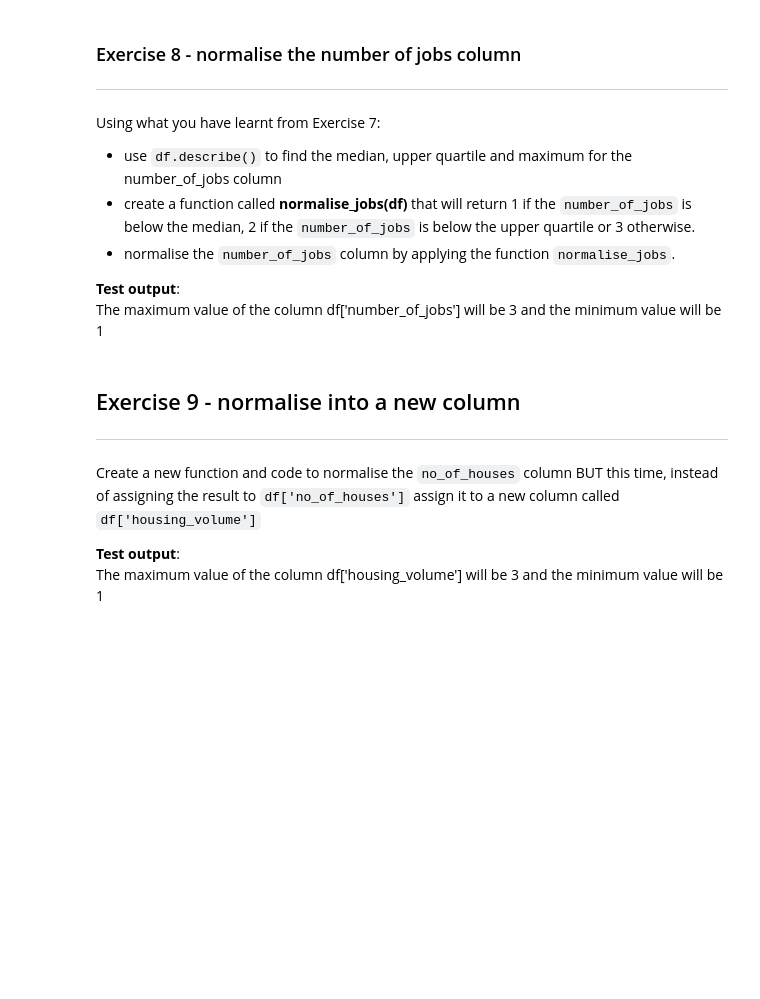
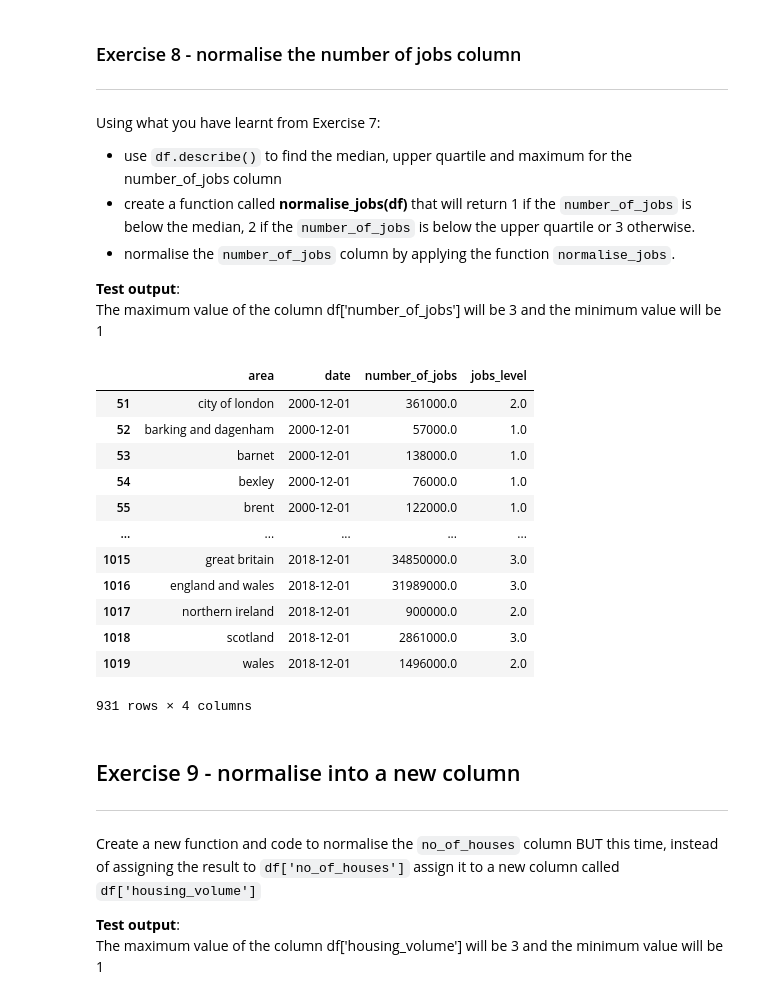
Before and after one commit to fraserrbarclay/Python-Data-Practicals, a Jupyter notebook: worksheets/Sorting_and_cleaning.ipynb, the cells around one changed output. Cells and saved outputs as stored; diff of their text form; code cells hidden in the pictures; blank space fills up the shorter version.

```diff
--- a/worksheets/Sorting_and_cleaning.ipynb
+++ b/worksheets/Sorting_and_cleaning.ipynb
@@ -315,6 +366,36 @@ Using what you have learnt from Exercise 7:
 
 **Test output**:
 The maximum value of the column df['number_of_jobs'] will be 3 and the minimum value will be 1
+# %%
+median =  df.describe()['number_of_jobs']['50%']
+UQ =  df.describe()['number_of_jobs']['75%']
+# %%
+def normalise_jobs(df):
+  if df['number_of_jobs'] < median:
+    return 1
+  elif df ['number_of_jobs'] < UQ:
+    return 2
+  elif df ['number_of_jobs'] >= UQ:
+    return 3
+  else:
+    return np.nan
+df['jobs_level']= df.apply(normalise_jobs, axis =1)
+# %%
+df[['area','date','number_of_jobs','jobs_level']].dropna()
+# %% [output]
+|  | area | date | number_of_jobs | jobs_level |
+| 51 | city of london | 2000-12-01 | 361000.0 | 2.0 |
+| 52 | barking and dagenham | 2000-12-01 | 57000.0 | 1.0 |
+| 53 | barnet | 2000-12-01 | 138000.0 | 1.0 |
+| 54 | bexley | 2000-12-01 | 76000.0 | 1.0 |
+| 55 | brent | 2000-12-01 | 122000.0 | 1.0 |
+| ... | ... | ... | ... | ... |
+| 1015 | great britain | 2018-12-01 | 34850000.0 | 3.0 |
+| 1016 | england and wales | 2018-12-01 | 31989000.0 | 3.0 |
+| 1017 | northern ireland | 2018-12-01 | 900000.0 | 2.0 |
+| 1018 | scotland | 2018-12-01 | 2861000.0 | 3.0 |
+| 1019 | wales | 2018-12-01 | 1496000.0 | 2.0 |
+931 rows × 4 columns
 # %% [markdown]
 ## Exercise 9 - normalise into a new column
 ---
```
Also changed, not shown: parts of 6 cells of this notebook.
